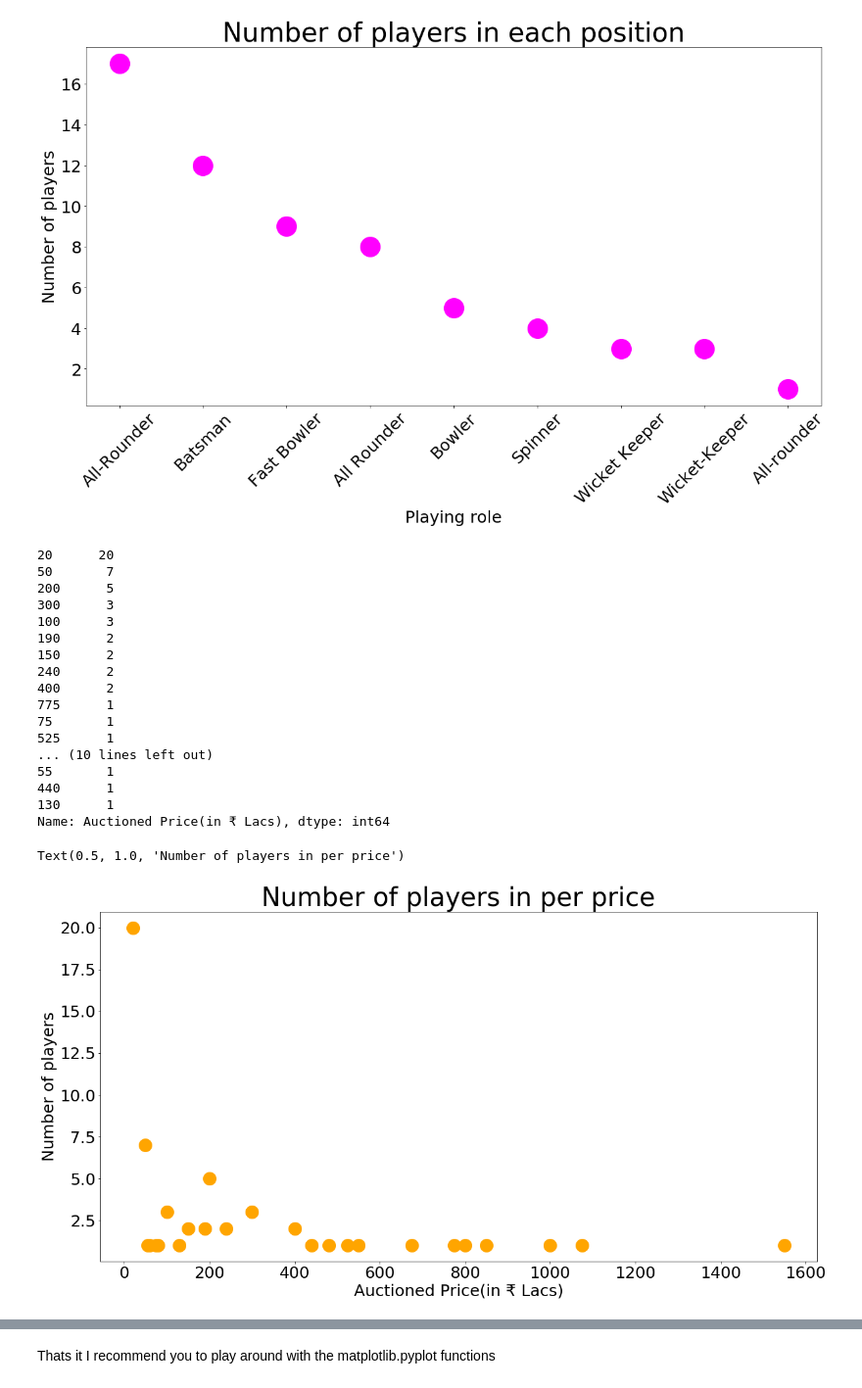
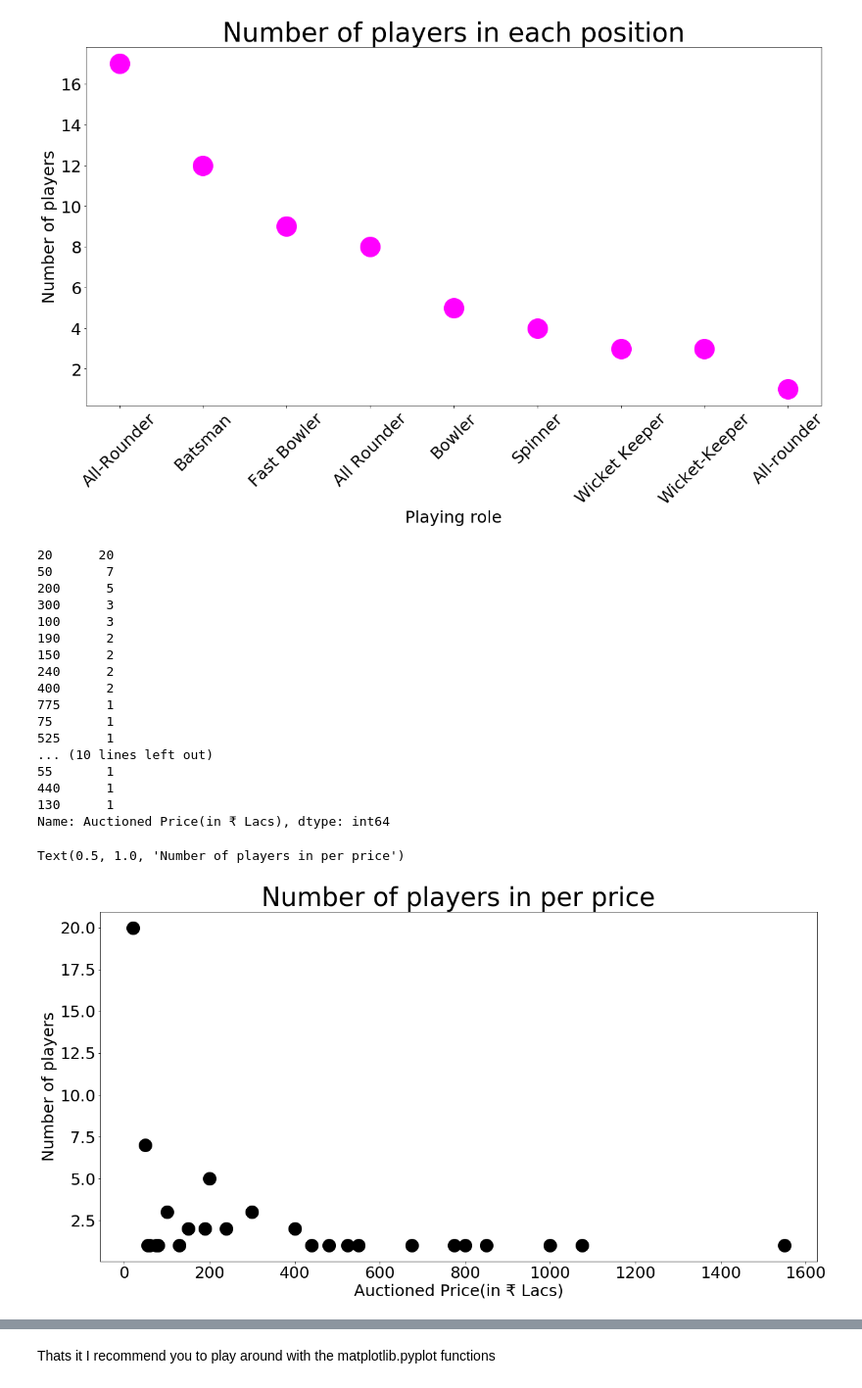
Before and after one commit to Thesavagecoder7784/Statistical-Data-Analysis-With-Pandas, a Jupyter notebook: Analysis of IPL Auction 2020.ipynb, the cells around one changed output, grey strips where cells are left out. Shown at 98% size. Saved outputs shown, nothing was run; the diff lists cells and outputs as text; code cells hidden in the pictures.

```diff
--- a/Analysis of IPL Auction 2020.ipynb
+++ b/Analysis of IPL Auction 2020.ipynb
@@ -171,34 +171,34 @@ Text(0.5, 1.0, 'Number of players in each position')
 # %%
 #Finding the correlation between auctioned and number of players sold
 h = df['Auctioned Price(in ₹ Lacs)'].value_counts()
 print(h)
-plt.plot(h, c ='Orange' , ls='', marker = 'o', ms=20)
+plt.plot(h, c ='Black' , ls='', marker = 'o', ms=20)
 plt.show
 plt.xticks(fontsize =25)
 plt.yticks(fontsize = 25)
 plt.xlabel("Auctioned Price(in ₹ Lacs)",fontsize = 25)
 plt.ylabel("Number of players",fontsize = 25)
 plt.title("Number of players in per price",fontsize = 40)
 # %% [output]
 20      20
 50       7
 200      5
 300      3
 100      3
 190      2
 150      2
 240      2
 400      2
 775      1
 75       1
 525      1
 ... (10 lines left out)
 55       1
 440      1
 130      1
 Name: Auctioned Price(in ₹ Lacs), dtype: int64
 Text(0.5, 1.0, 'Number of players in per price')
-[figure, old version]
+[figure, new version]
 # %%
 #Finding the correlation between reserved price and number of players sold
 i = df['Reserve Price(in ₹ Lacs)'].value_counts()
```
Also changed, not shown: parts of 5 cells of this notebook.
